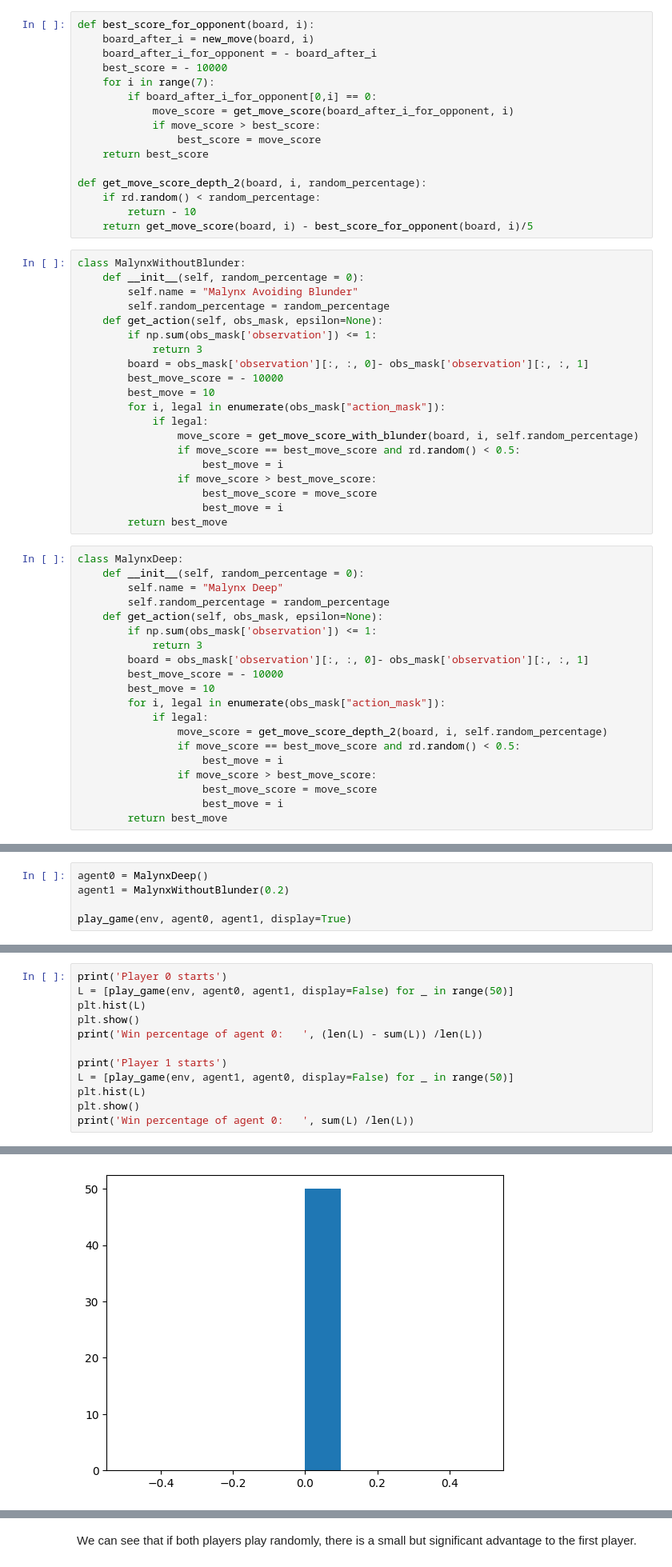
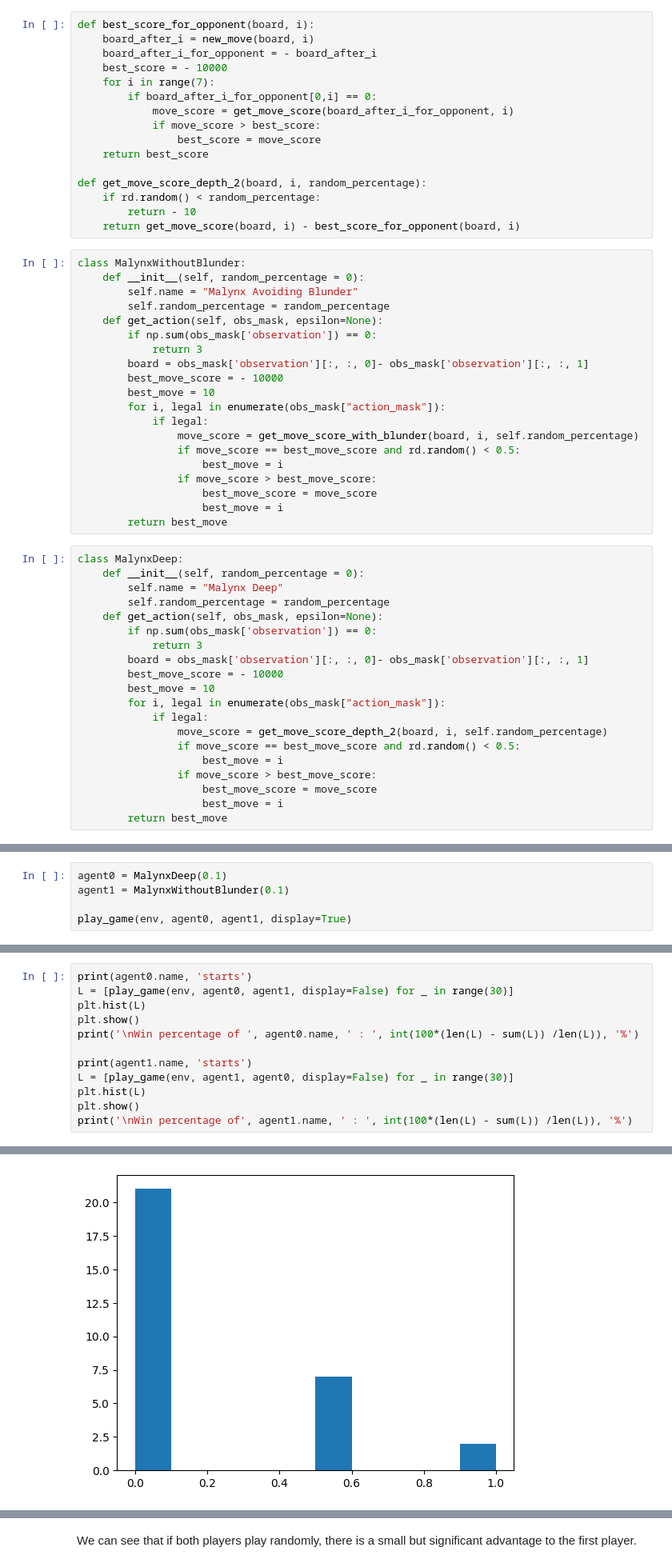
Before and after one commit to faustine-malatray/Puissance_Quatre_RL, a Jupyter notebook: project_starter.ipynb, the cells around one changed output, grey strips where cells are left out. Shown at 80% size. Drawn from its saved outputs; the diff is of its cells as text.

```diff
--- a/project_starter.ipynb
+++ b/project_starter.ipynb
@@ -252,14 +243,14 @@ def best_score_for_opponent(board, i):
 def get_move_score_depth_2(board, i, random_percentage):
     if rd.random() < random_percentage:
         return - 10
-    return get_move_score(board, i) - best_score_for_opponent(board, i)/5
+    return get_move_score(board, i) - best_score_for_opponent(board, i)
 # %%
 class MalynxWithoutBlunder:
     def __init__(self, random_percentage = 0):
         self.name = "Malynx Avoiding Blunder"
         self.random_percentage = random_percentage
     def get_action(self, obs_mask, epsilon=None):
-        if np.sum(obs_mask['observation']) <= 1:
+        if np.sum(obs_mask['observation']) == 0:
             return 3
         board = obs_mask['observation'][:, :, 0]- obs_mask['observation'][:, :, 1]
         best_move_score = - 10000
@@ -279,7 +270,7 @@ class MalynxDeep:
         self.name = "Malynx Deep"
         self.random_percentage = random_percentage
     def get_action(self, obs_mask, epsilon=None):
-        if np.sum(obs_mask['observation']) <= 1:
+        if np.sum(obs_mask['observation']) == 0:
             return 3
         board = obs_mask['observation'][:, :, 0]- obs_mask['observation'][:, :, 1]
         best_move_score = - 10000
@@ -296,6 +291,6 @@ class MalynxDeep:
 # %%
-agent0 = MalynxDeep()
-agent1 = MalynxWithoutBlunder(0.2)
+agent0 = MalynxDeep(0.1)
+agent1 = MalynxWithoutBlunder(0.1)
 
 play_game(env, agent0, agent1, display=True)
 # %% [output]
@@ -311,14 +306,14 @@ Player 0: Malynx Depth won
 0
 # %%
-print('Player 0 starts')
-L = [play_game(env, agent0, agent1, display=False) for _ in range(50)]
+print(agent0.name, 'starts')
+L = [play_game(env, agent0, agent1, display=False) for _ in range(30)]
 plt.hist(L)
 plt.show()
-print('Win percentage of agent 0:   ', (len(L) - sum(L)) /len(L))
+print('\nWin percentage of ', agent0.name, ' : ', int(100*(len(L) - sum(L)) /len(L)), '%')
 
-print('Player 1 starts')
-L = [play_game(env, agent1, agent0, display=False) for _ in range(50)]
+print(agent1.name, 'starts')
+L = [play_game(env, agent1, agent0, display=False) for _ in range(30)]
 plt.hist(L)
 plt.show()
-print('Win percentage of agent 0:   ', sum(L) /len(L))
+print('\nWin percentage of', agent1.name, ' : ', int(100*(len(L) - sum(L)) /len(L)), '%')
 # %% [output]
@@ -326 +321 @@ Player 0 starts
-[figure, old version]
+[figure, new version]
```
Also changed, not shown: parts of 4 cells of this notebook, 4 other files.
